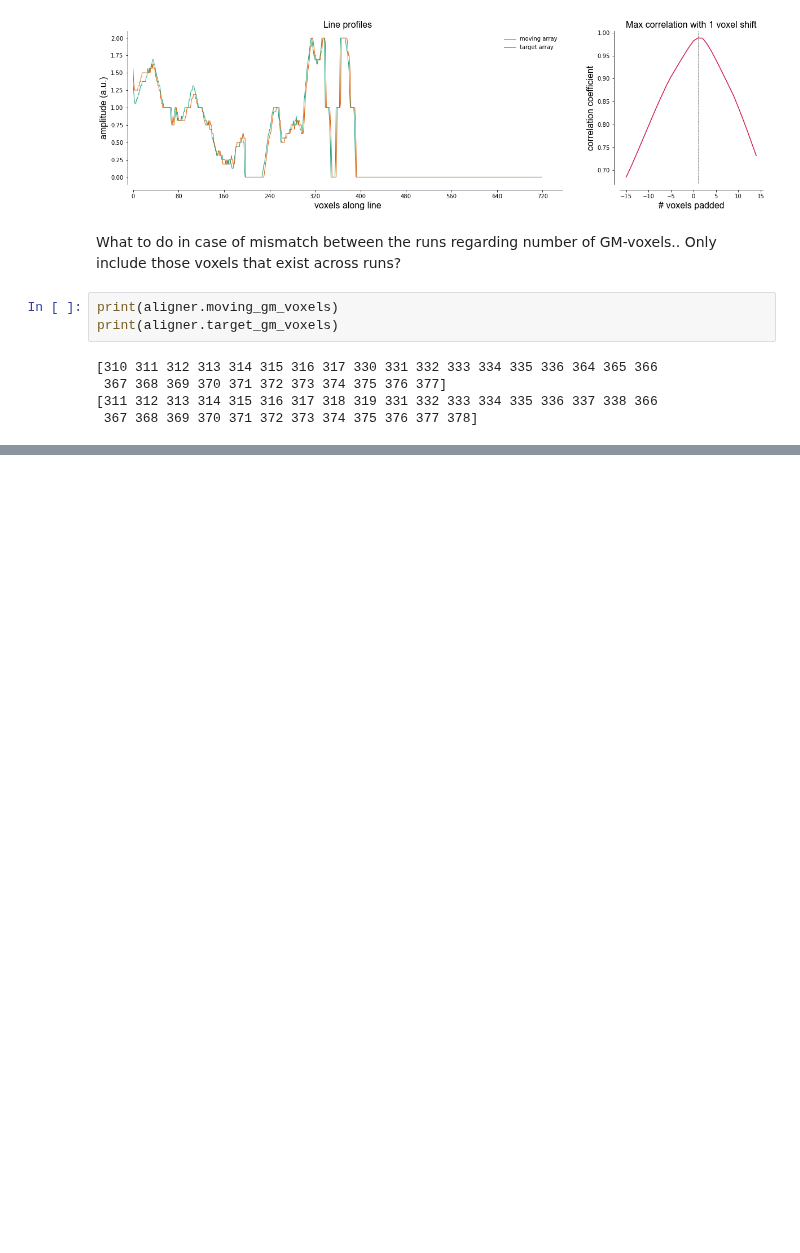
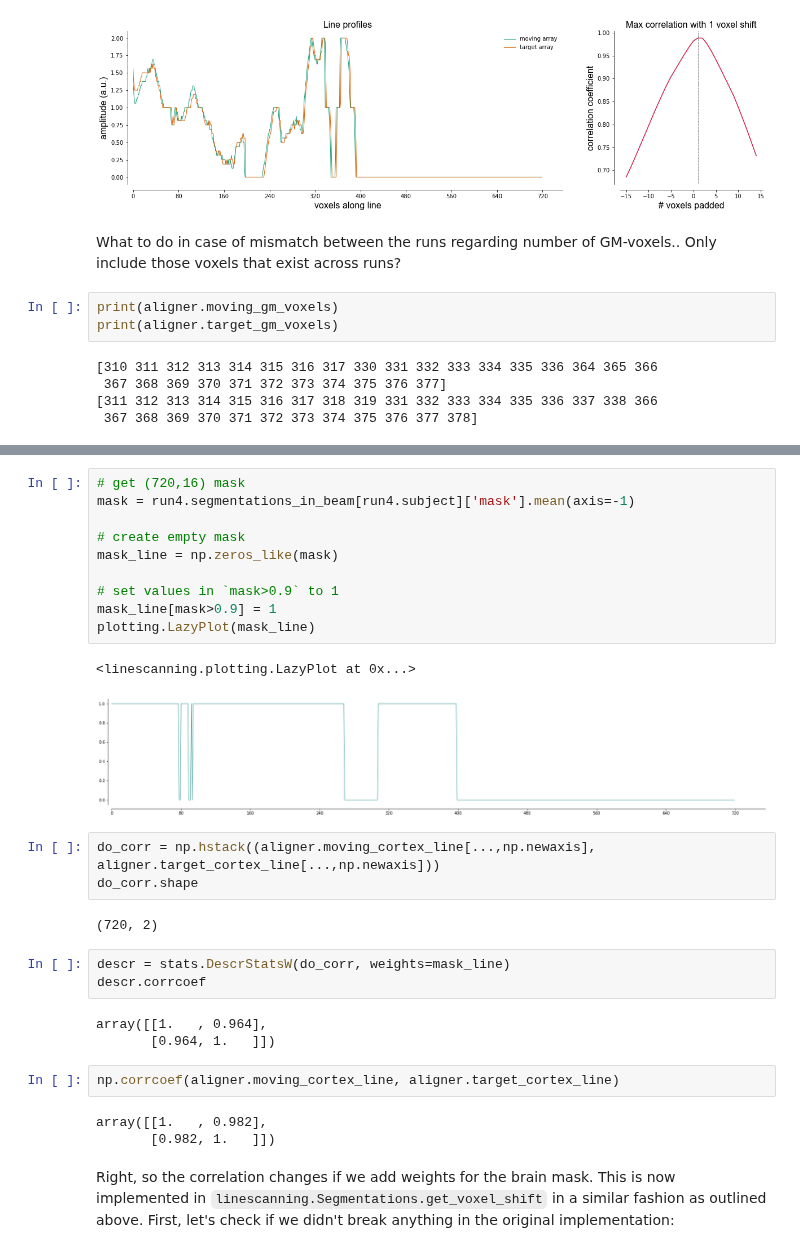
Before and after one commit to spinoza-centre/pRFline, a Jupyter notebook: notebooks/misc/alignment.ipynb, the cells around one changed output, grey strips where cells are left out. Drawn from its saved outputs; the diff is of its cells as text; blank space fills up the shorter version.

Commit message:
weighted correlation based on brain mask (#11)

```diff
--- a/notebooks/misc/alignment.ipynb
+++ b/notebooks/misc/alignment.ipynb
@@ -172,0 +184,31 @@ print(aligner.target_gm_voxels)
+# %%
+# get (720,16) mask
+mask = run4.segmentations_in_beam[run4.subject]['mask'].mean(axis=-1)
+
+# create empty mask
+mask_line = np.zeros_like(mask)
+
+# set values in `mask>0.9` to 1
+mask_line[mask>0.9] = 1
+plotting.LazyPlot(mask_line)
+# %% [output]
+<linescanning.plotting.LazyPlot at 0x...>
+[figure, added]
+# %%
+do_corr = np.hstack((aligner.moving_cortex_line[...,np.newaxis], aligner.target_cortex_line[...,np.newaxis]))
+do_corr.shape
+# %% [output]
+(720, 2)
+# %%
+descr = stats.DescrStatsW(do_corr, weights=mask_line)
+descr.corrcoef
+# %% [output]
+array([[1.   , 0.964],
+       [0.964, 1.   ]])
+# %%
+np.corrcoef(aligner.moving_cortex_line, aligner.target_cortex_line)
+# %% [output]
+array([[1.   , 0.982],
+       [0.982, 1.   ]])
+# %% [markdown]
+Right, so the correlation changes if we add weights for the brain mask. This is now implemented in `linescanning.Segmentations.get_voxel_shift` in a similar fashion as outlined above. First, let's check if we didn't break anything in the original implementation:
```
Also changed, not shown: parts of 7 cells of this notebook.
